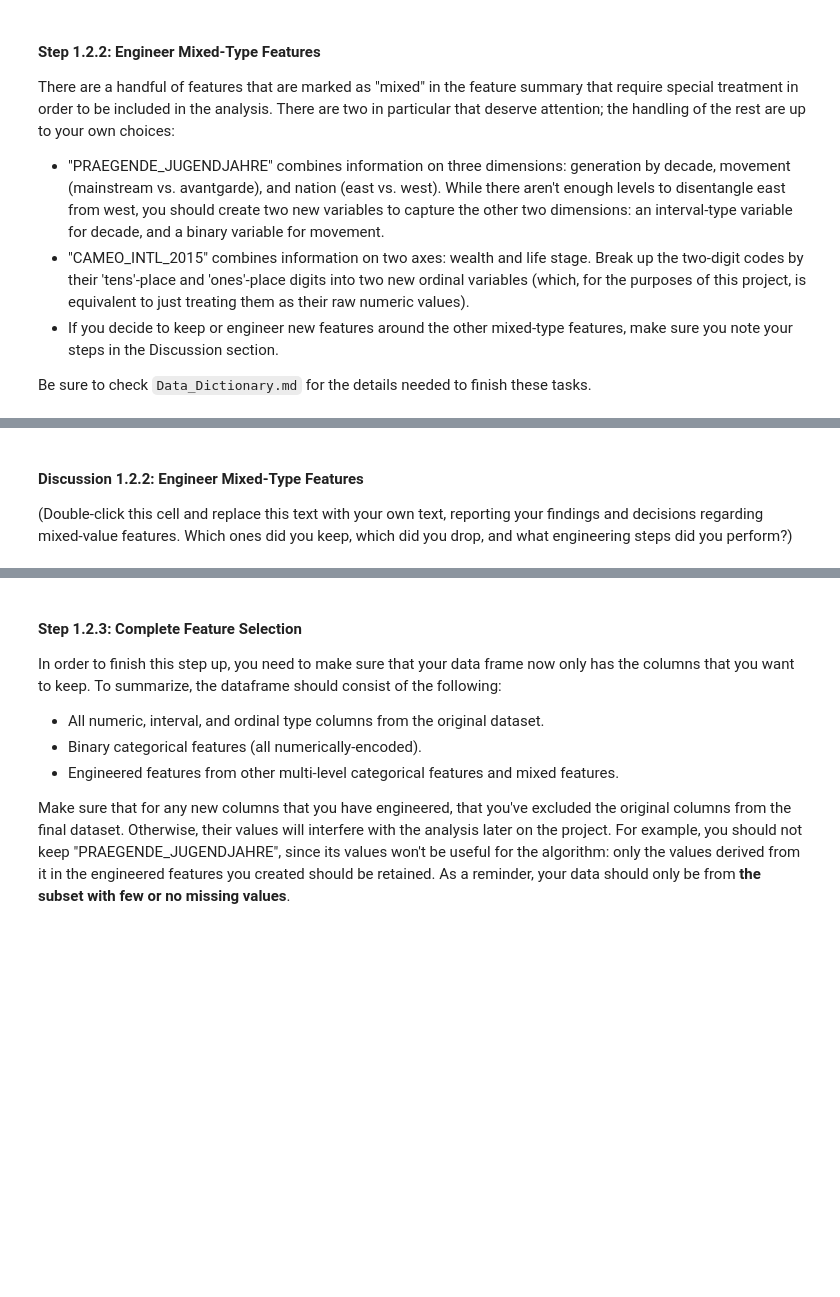
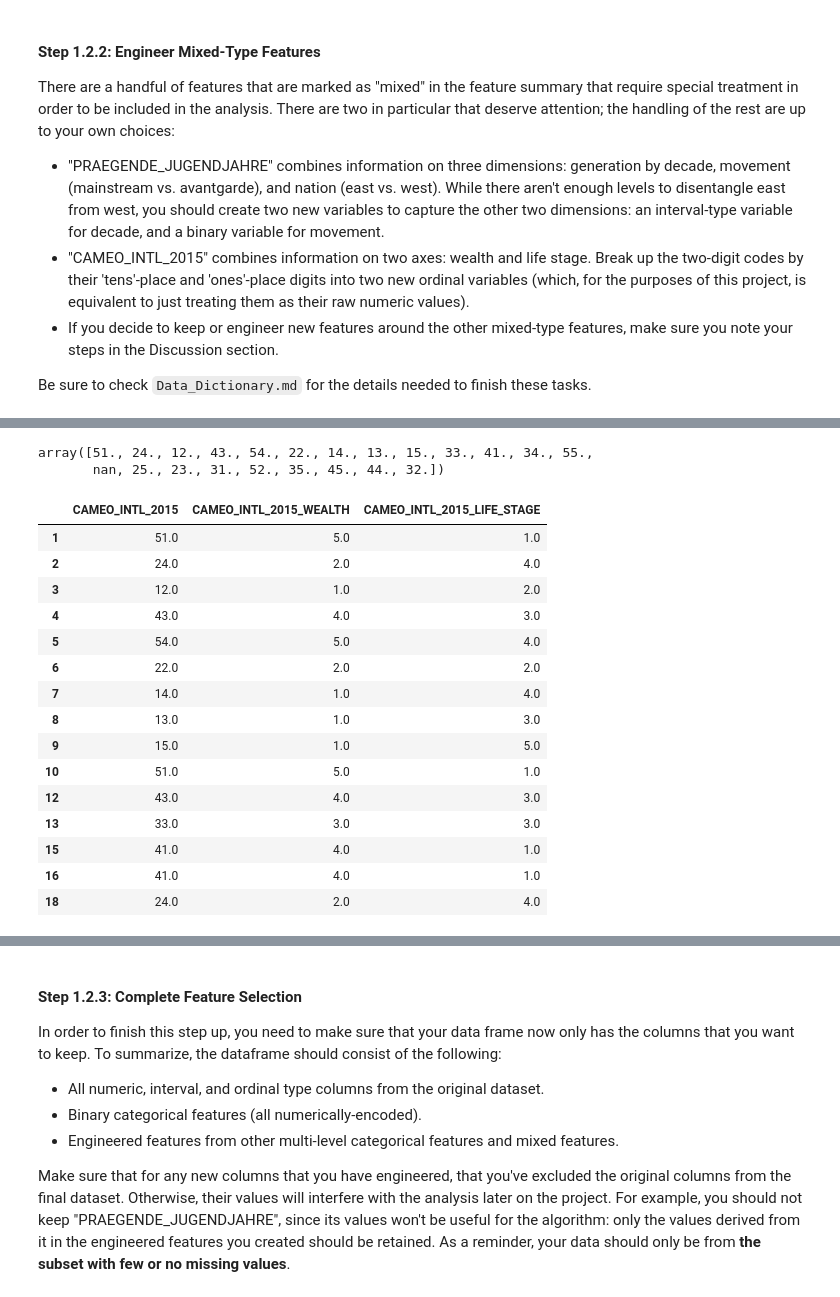
Before and after one commit to dorottyawinter/identify_customer_segments, a Jupyter notebook: Identify_Customer_Segments.ipynb, the cells around one changed output, grey strips where cells are left out. Saved outputs shown, nothing was run; the diff lists cells and outputs as text; code cells hidden in the pictures; blank space fills up the shorter version.

Commit message:
feat: create new features from mixed-type variables

```diff
--- a/Identify_Customer_Segments.ipynb
+++ b/Identify_Customer_Segments.ipynb
@@ -565,0 +562,2 @@ azdias['PRAEGENDE_JUGENDJAHRE'].unique()
+# %%
+azdias = azdias.astype(float)
@@ -565,0 +591,8 @@ azdias['PRAEGENDE_JUGENDJAHRE'].unique()
+# %%
+# Investigate "PRAEGENDE_JUGENDJAHRE" and engineer two new variables.
+
+decade_mapper = {1: 40, 2: 40, 3: 50, 4: 50, 5: 60, 6: 60, 7: 60, 8: 70, 9: 70, 10: 80, 11: 80, 12: 80, 13: 80, 14: 90, 15: 90}
+mvmt_mapper = {1: 0, 2: 1, 3: 0, 4: 1, 5: 0, 6: 1, 7: 1, 8: 0, 9: 1, 10: 0, 11: 1, 12: 0, 13: 1, 14: 0, 15: 1}
+
+azdias['PRAEGENDE_JUGENDJAHRE_DECADE'] = azdias['PRAEGENDE_JUGENDJAHRE'].map(decade_mapper)
+azdias['PRAEGENDE_JUGENDJAHRE_MVMT'] = azdias['PRAEGENDE_JUGENDJAHRE'].map(mvmt_mapper)
@@ -565,0 +608,2 @@ azdias['PRAEGENDE_JUGENDJAHRE'].unique()
+# %%
+azdias.drop('PRAEGENDE_JUGENDJAHRE', axis=1, inplace=True)
@@ -566,6 +642,29 @@ azdias['PRAEGENDE_JUGENDJAHRE'].unique()
+# %%
+azdias['CAMEO_INTL_2015'].unique()
+# %% [output]
+array([51., 24., 12., 43., 54., 22., 14., 13., 15., 33., 41., 34., 55.,
+       nan, 25., 23., 31., 52., 35., 45., 44., 32.])
 # %%
 # Investigate "CAMEO_INTL_2015" and engineer two new variables.
+
+azdias['CAMEO_INTL_2015_WEALTH'] = azdias['CAMEO_INTL_2015'].apply(lambda r: r // 10)
+azdias['CAMEO_INTL_2015_LIFE_STAGE'] = azdias['CAMEO_INTL_2015'].apply(lambda r: r % 10)
-# %% [markdown]
-#### Discussion 1.2.2: Engineer Mixed-Type Features
-
-(Double-click this cell and replace this text with your own text, reporting your findings and decisions regarding mixed-value features. Which ones did you keep, which did you drop, and what engineering steps did you perform?)
+# %%
+pd.concat([azdias['CAMEO_INTL_2015'], azdias['CAMEO_INTL_2015_WEALTH'], azdias['CAMEO_INTL_2015_LIFE_STAGE']], axis=1).head(15)
+# %% [output]
+|  | CAMEO_INTL_2015 | CAMEO_INTL_2015_WEALTH | CAMEO_INTL_2015_LIFE_STAGE |
+| 1 | 51.0 | 5.0 | 1.0 |
+| 2 | 24.0 | 2.0 | 4.0 |
+| 3 | 12.0 | 1.0 | 2.0 |
+| 4 | 43.0 | 4.0 | 3.0 |
+| 5 | 54.0 | 5.0 | 4.0 |
+| 6 | 22.0 | 2.0 | 2.0 |
+| 7 | 14.0 | 1.0 | 4.0 |
+| 8 | 13.0 | 1.0 | 3.0 |
+| 9 | 15.0 | 1.0 | 5.0 |
+| 10 | 51.0 | 5.0 | 1.0 |
+| 12 | 43.0 | 4.0 | 3.0 |
+| 13 | 33.0 | 3.0 | 3.0 |
+| 15 | 41.0 | 4.0 | 1.0 |
+| 16 | 41.0 | 4.0 | 1.0 |
+| 18 | 24.0 | 2.0 | 4.0 |
```
Also changed, not shown: parts of 8 cells of this notebook.
